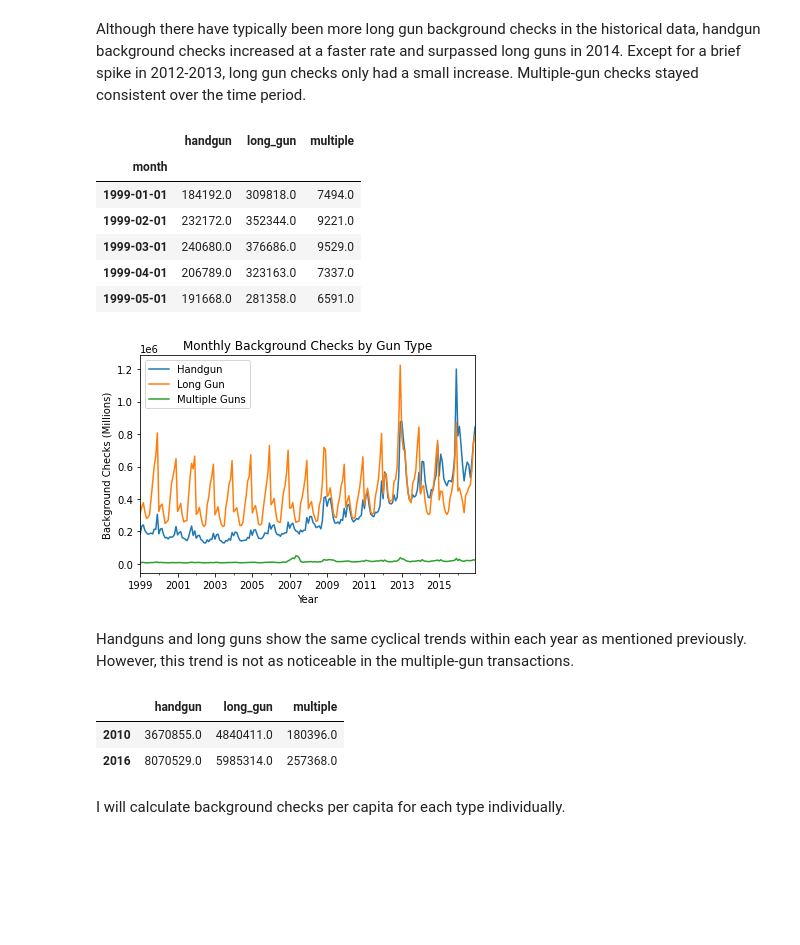
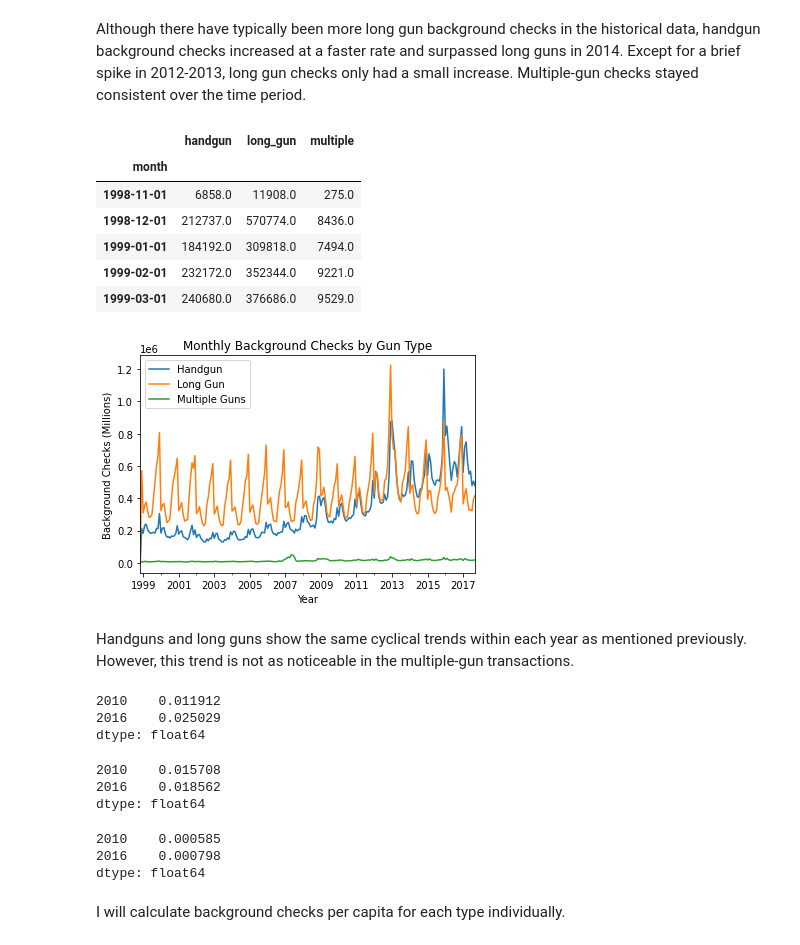
Before and after one commit to evanchen13/gun-census, a Jupyter notebook: gun-census.ipynb, the cells around one changed output. Cells and saved outputs as stored; diff of their text form; code cells hidden in the pictures; blank space fills up the shorter version.

```diff
--- a/gun-census.ipynb
+++ b/gun-census.ipynb
@@ -591,6 +587,12 @@ year
 2002-01-01    8358574.0
 2003-01-01    8393942.0
 Name: totals, dtype: float64
+# %%
+def plot_labels(title, xlabel, ylabel):
+    '''Prints the title, x-axis label, and y-axis label for a data visualization.'''
+    plt.title(title)
+    plt.xlabel(xlabel)
+    plt.ylabel(ylabel)
 # %%
 total_checks_yearly.plot()
 total_checks_yearly_loc = [7500000, 10000000, 12500000, 15000000, 17500000, 20000000, 22500000, 25000000, 27500000]
@@ -764,33 +742,44 @@ plt.ylabel('Background Checks (Millions)');
 # %% [markdown]
 Although there have typically been more long gun background checks in the historical data, handgun background checks increased at a faster rate and surpassed long guns in 2014. Except for a brief spike in 2012-2013, long gun checks only had a small increase. Multiple-gun checks stayed consistent over the time period.
 # %%
-gun_checks_monthly = gun_df_full_years.groupby('month')[['handgun', 'long_gun', 'multiple']].sum()
+gun_checks_monthly = gun_df.groupby('month')[['handgun', 'long_gun', 'multiple']].sum()
 gun_checks_monthly.head()
 # %% [output]
 |  | handgun | long_gun | multiple |
 | month |  |  |  |
+| 1998-11-01 | 6858.0 | 11908.0 | 275.0 |
+| 1998-12-01 | 212737.0 | 570774.0 | 8436.0 |
 | 1999-01-01 | 184192.0 | 309818.0 | 7494.0 |
 | 1999-02-01 | 232172.0 | 352344.0 | 9221.0 |
 | 1999-03-01 | 240680.0 | 376686.0 | 9529.0 |
-| 1999-04-01 | 206789.0 | 323163.0 | 7337.0 |
-| 1999-05-01 | 191668.0 | 281358.0 | 6591.0 |
 # %%
 gun_checks_monthly.plot()
 plt.legend(gun_checks_types)
-plt.title('Monthly Background Checks by Gun Type')
-plt.xlabel('Year')
-plt.ylabel('Background Checks (Millions)');
+plot_labels('Monthly Background Checks by Gun Type', 'Year', 'Background Checks (Millions)');
 # %% [output]
-[figure, old version]
+[figure, new version]
 # %% [markdown]
 Handguns and long guns show the same cyclical trends within each year as mentioned previously. However, this trend is not as noticeable in the multiple-gun transactions.
-# %%
-gun_checks_10_16 = gun_df_10_16.groupby('year')[['handgun', 'long_gun', 'multiple']].sum()
-gun_checks_10_16.index = [2010, 2016]
-gun_checks_10_16
-# %% [output]
-|  | handgun | long_gun | multiple |
-| 2010 | 3670855.0 | 4840411.0 | 180396.0 |
-| 2016 | 8070529.0 | 5985314.0 | 257368.0 |
+# %%
+handgun_10_16 = compare_10_16('handgun')
+handgun_10_16
+# %% [output]
+2010    0.011912
+2016    0.025029
+dtype: float64
+# %%
+long_gun_10_16 = compare_10_16('long_gun')
+long_gun_10_16
+# %% [output]
+2010    0.015708
+2016    0.018562
+dtype: float64
+# %%
+multiple_10_16 = compare_10_16('multiple')
+multiple_10_16
+# %% [output]
+2010    0.000585
+2016    0.000798
+dtype: float64
 # %% [markdown]
 I will calculate background checks per capita for each type individually.
```
Also changed, not shown: parts of 59 cells of this notebook.
